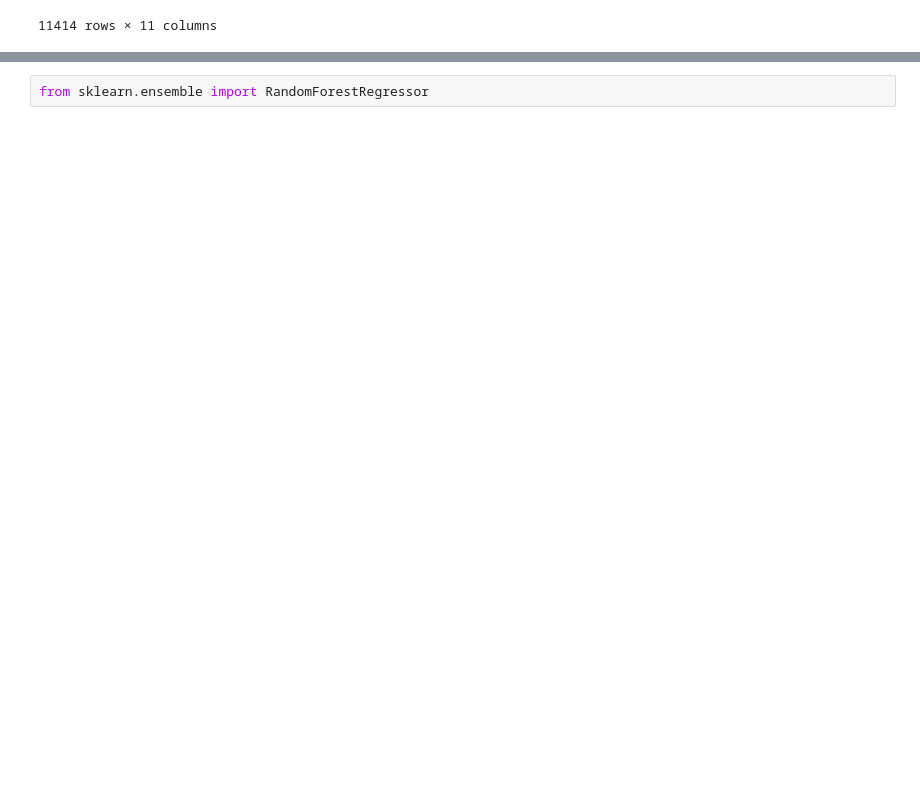
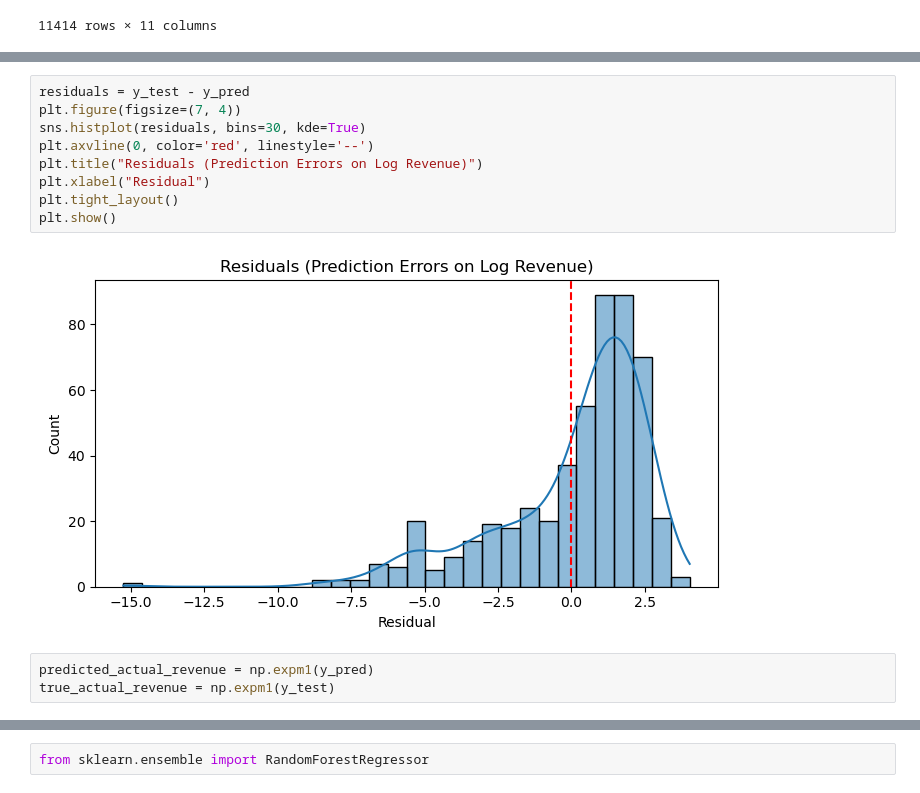
Before and after one commit to devindenoyer/Final-Project, a Jupyter notebook: Final_Project.ipynb, the cells around one changed output, grey strips where cells are left out. Drawn from its saved outputs; the diff is of its cells as text; blank space fills up the shorter version.

```diff
--- a/Final_Project.ipynb
+++ b/Final_Project.ipynb
@@ -148,0 +143,14 @@ plt.show()
+# %%
+residuals = y_test - y_pred
+plt.figure(figsize=(7, 4))
+sns.histplot(residuals, bins=30, kde=True)
+plt.axvline(0, color='red', linestyle='--')
+plt.title("Residuals (Prediction Errors on Log Revenue)")
+plt.xlabel("Residual")
+plt.tight_layout()
+plt.show()
+# %% [output]
+[figure, added]
+# %%
+predicted_actual_revenue = np.expm1(y_pred)
+true_actual_revenue = np.expm1(y_test)
```
Also changed, not shown: parts of 36 cells of this notebook.
